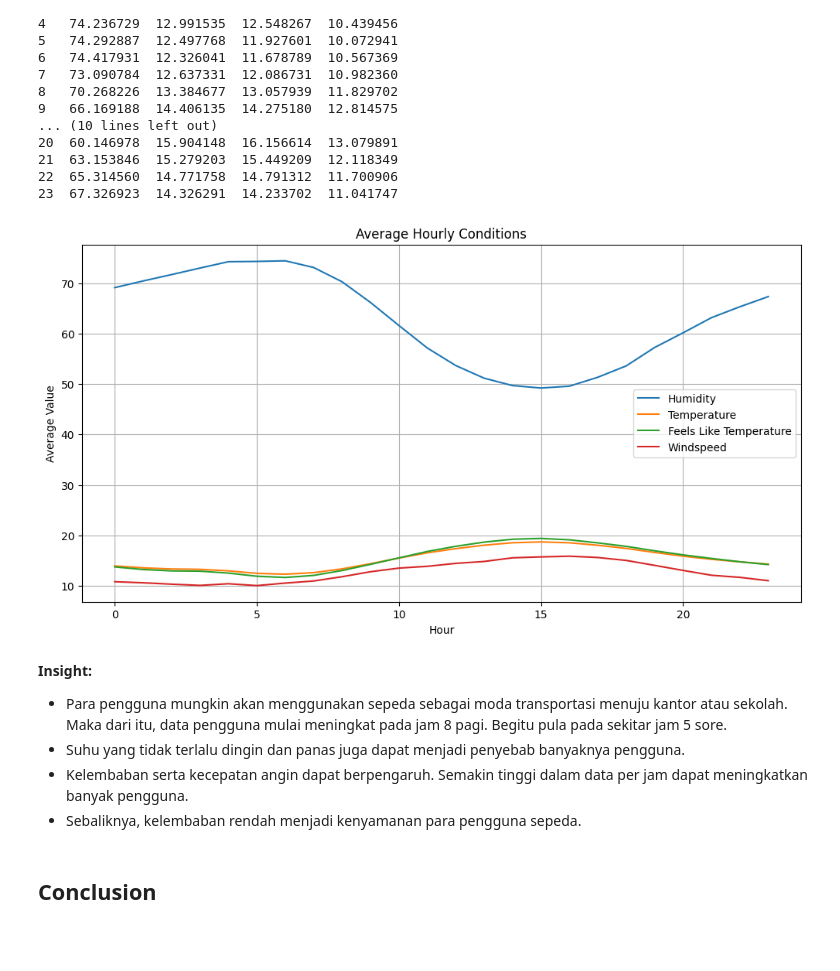
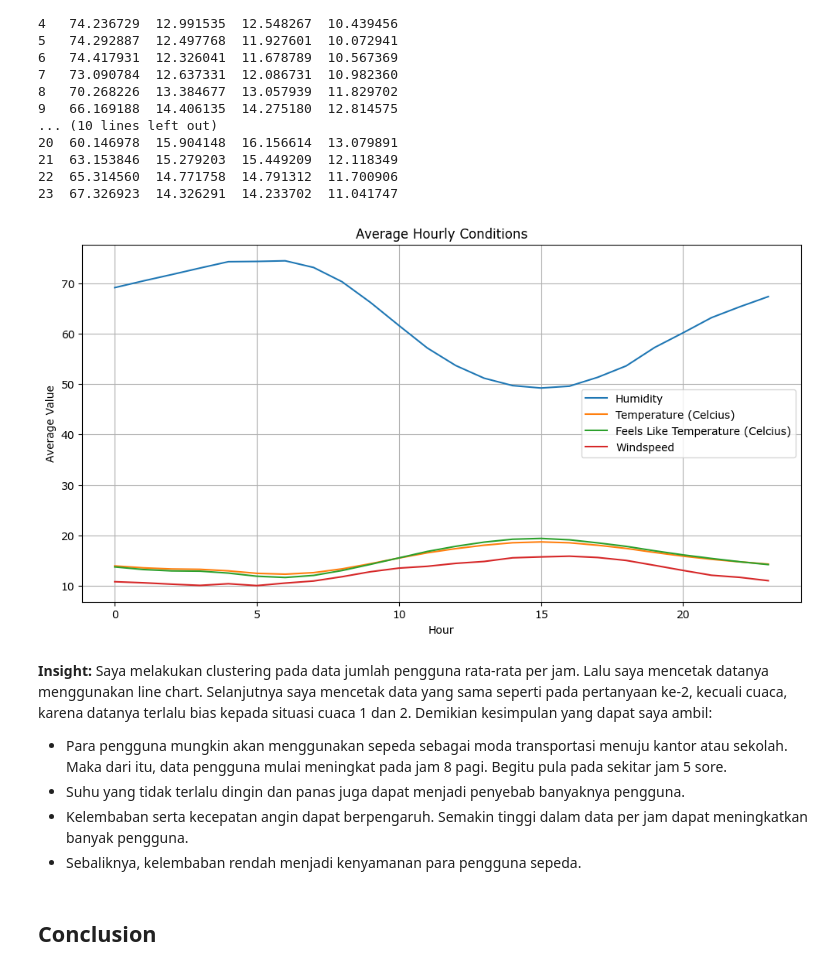
Before and after one commit to 4ranklyn/proyek_analisis_data_dicoding, a Jupyter notebook: notebook.ipynb, the cells around one changed output. Drawn from its saved outputs; the diff is of its cells as text; code cells hidden in the pictures; blank space fills up the shorter version.

```diff
--- a/notebook.ipynb
+++ b/notebook.ipynb
@@ -499,22 +507,23 @@ hr
 # %%
 plt.figure(figsize=(12, 6)) #creating the plot
 
 plt.plot(average_hourly_conditions.index, average_hourly_conditions['hum'], label='Humidity')
-plt.plot(average_hourly_conditions.index, average_hourly_conditions['temp'], label='Temperature')
-plt.plot(average_hourly_conditions.index, average_hourly_conditions['atemp'], label='Feels Like Temperature')
+plt.plot(average_hourly_conditions.index, average_hourly_conditions['temp'], label='Temperature (Celcius)')
+plt.plot(average_hourly_conditions.index, average_hourly_conditions['atemp'], label='Feels Like Temperature (Celcius)')
 plt.plot(average_hourly_conditions.index, average_hourly_conditions['windspeed'], label='Windspeed')
 
 
 plt.title('Average Hourly Conditions')
 plt.xlabel('Hour')
 plt.ylabel('Average Value')
 plt.grid(True)
 plt.legend()
 plt.show()
 # %% [output]
-[figure, old version]
+[figure, new version]
 # %% [markdown]
 **Insight:**
+Saya melakukan clustering pada data jumlah pengguna rata-rata per jam. Lalu saya mencetak datanya menggunakan line chart. Selanjutnya saya mencetak data yang sama seperti pada pertanyaan ke-2, kecuali cuaca, karena datanya terlalu bias kepada situasi cuaca 1 dan 2. Demikian kesimpulan yang dapat saya ambil:
 - Para pengguna mungkin akan menggunakan sepeda sebagai moda transportasi menuju kantor atau sekolah. Maka dari itu, data pengguna mulai meningkat pada jam 8 pagi. Begitu pula pada sekitar jam 5 sore.
 - Suhu yang tidak terlalu dingin dan panas juga dapat menjadi penyebab banyaknya pengguna.
 - Kelembaban serta kecepatan angin dapat berpengaruh. Semakin tinggi dalam data per jam dapat meningkatkan banyak pengguna.
```
Also changed, not shown: parts of 13 cells of this notebook, 1 other file.
